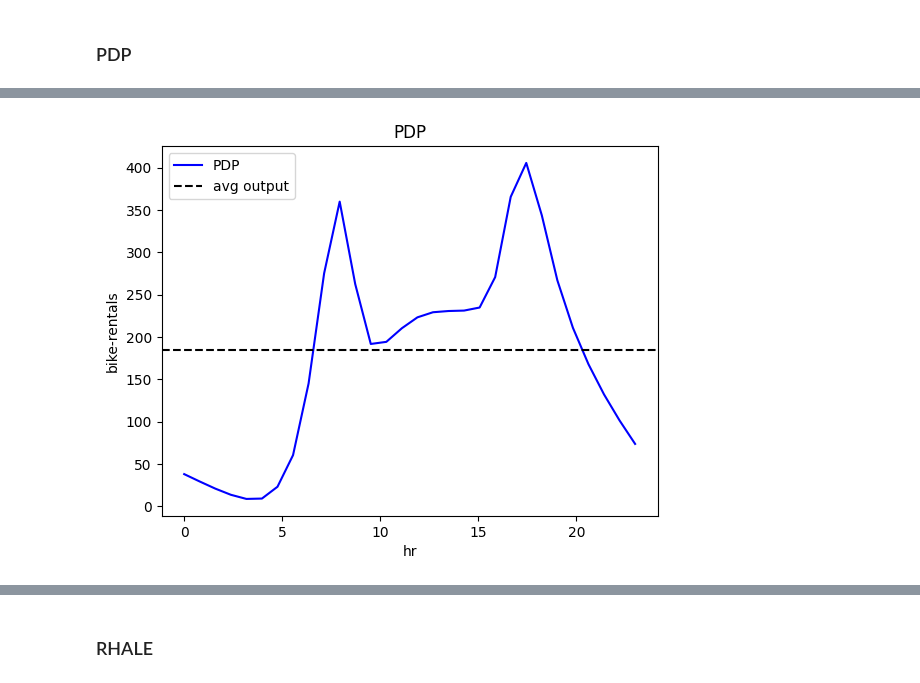
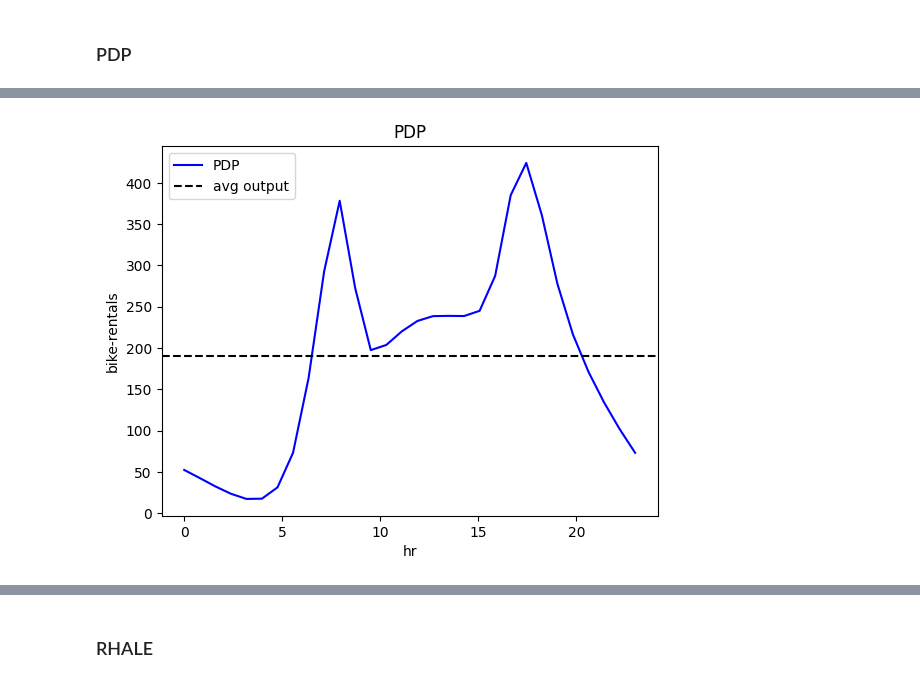
Before and after one commit to givasile/effector, a Jupyter notebook: real-examples/01_bike_sharing_dataset.ipynb, the cells around one changed output, grey strips where cells are left out. Cells and saved outputs as stored; diff of their text form; code cells hidden in the pictures.

```diff
--- a/real-examples/01_bike_sharing_dataset.ipynb
+++ b/real-examples/01_bike_sharing_dataset.ipynb
@@ -205,7 +205,7 @@ def model_forward(x):
     return model(x).numpy().squeeze()
 # %%
 scale_x = {"mean": x_mean.iloc[3], "std": x_std.iloc[3]}
-scale_y = {"mean": y_mean, "std": y_std}
+scale_y = {"mean": y_mean.iloc[0], "std": y_std.iloc[0]}
 scale_x_list =[{"mean": x_mean.iloc[i], "std": x_std.iloc[i]} for i in range(len(x_mean))]
 feature_names = X_df.columns.to_list()
 target_name = "bike-rentals"
@@ -215,3 +215,5 @@ target_name = "bike-rentals"
 We will first analyze the global effect of the feature `hour` on the target variable `bike-rentals`, using the PDP and RHALE methods.
 # %% [markdown]
 ### PDP
+# %%
+pdp = effector.PDP(data=X_train.to_numpy(), model=model_forward, feature_names=feature_names, target_name=target_name, nof_instances=300)
@@ -218,4 +235,3 @@ We will first analyze the global effect of the feature `hour` on the target vari
 # %%
-pdp = effector.PDP(data=X_train.to_numpy(), model=model_forward, feature_names=feature_names, target_name=target_name, nof_instances="all")
 pdp.plot(feature=3, centering=False, scale_x=scale_x, scale_y=scale_y, show_avg_output=True)
 # %% [output]
@@ -225,4 +238,4 @@ pdp.plot(feature=3, centering=False, scale_x=scale_x, scale_y=scale_y, show_avg_
-[figure, old version]
+[figure, new version]
 # %%
 pdp.plot(feature=3, heterogeneity="ice", centering=True, scale_x=scale_x, scale_y=scale_y, nof_ice=300, show_avg_output=True)
 # %% [output]
```
Also changed, not shown: parts of 14 cells of this notebook, 31 other files.
